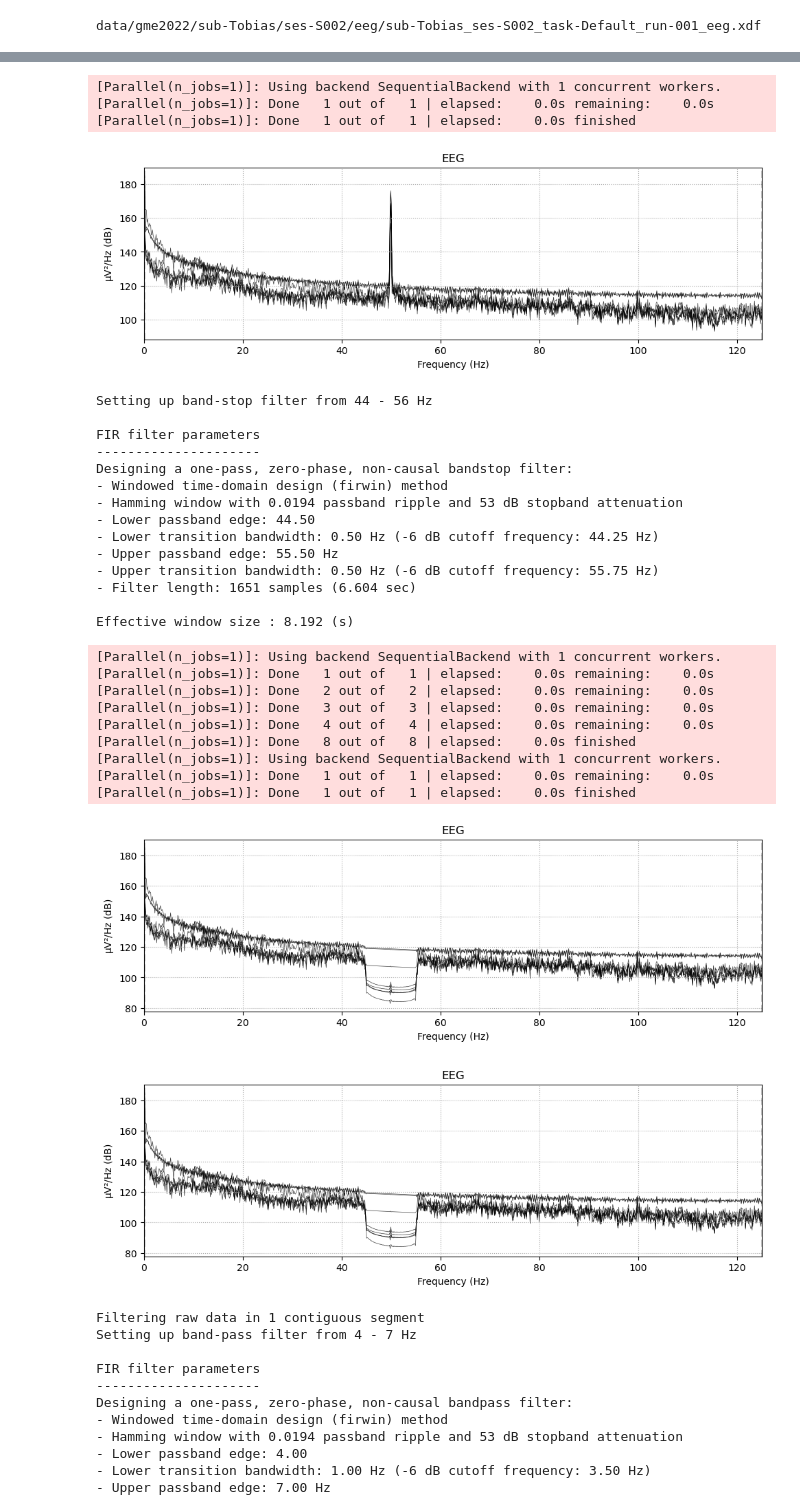
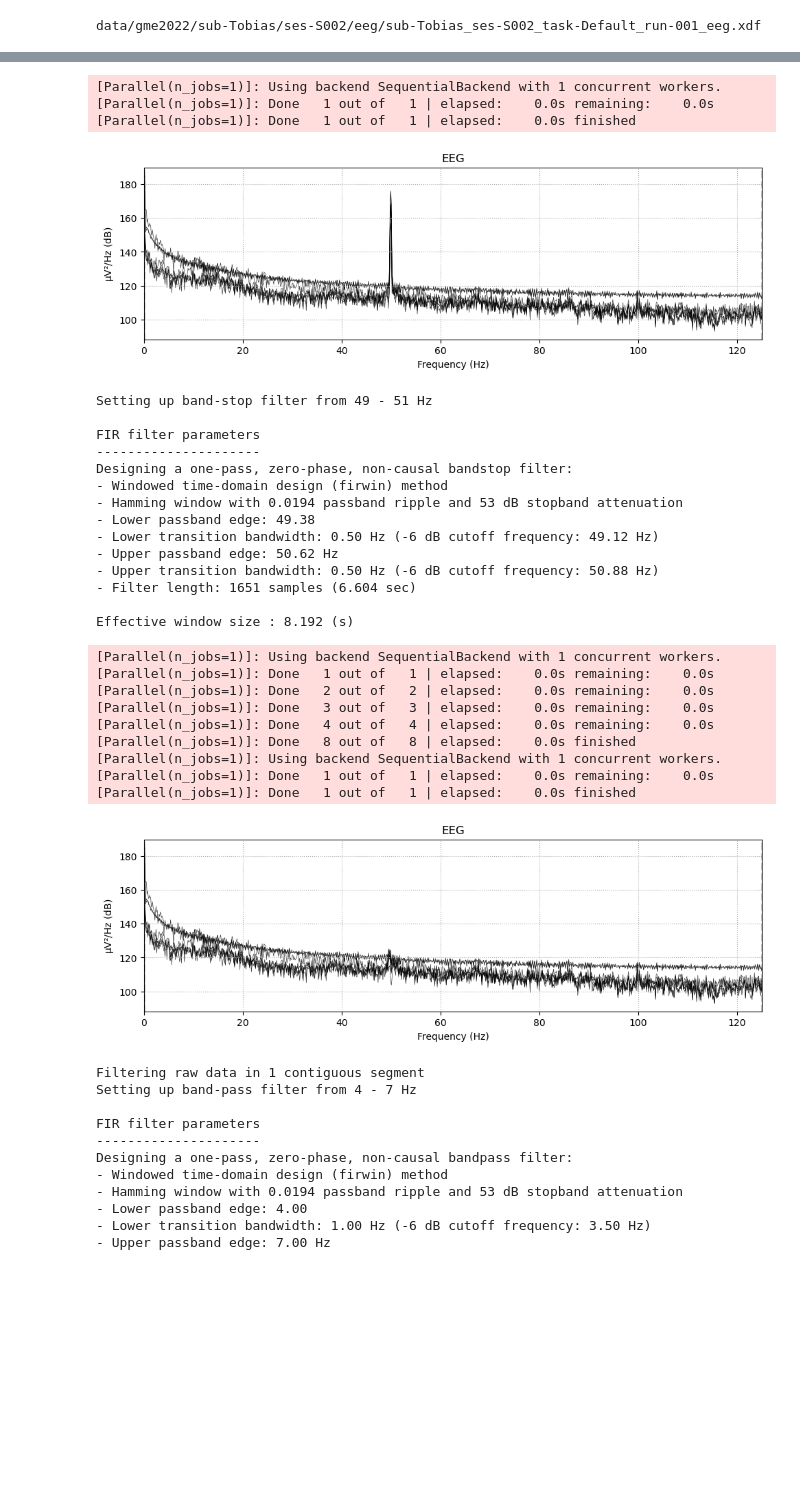
Before and after one commit to tobiasweede/eeg-workshop-bremen, a Jupyter notebook: towards-feature-extraction.ipynb, the cells around one changed output, grey strips where cells are left out. Drawn from its saved outputs; the diff is of its cells as text; code cells hidden in the pictures; blank space fills up the shorter version.

```diff
--- a/create-raw-object.ipynb
+++ b/towards-feature-extraction.ipynb
@@ -36,7 +36,7 @@ for baseline in baseline_list:
     except AttributeError:
         # some recordings miss the marker channel
         data = streams[0]["time_series"].T[:8]
-    raw = mne.io.RawArray(data, info)
+    raw = mne.io.RawArray(data, info, verbose=False)
     raw = raw.crop(tmin=1, tmax=41)
     baseline_mne_list.append(raw)
 # %% [output]
@@ -75,40 +47,39 @@ Ready.
 # %%
 raw = baseline_mne_list[0]
 raw.plot_psd(tmax=np.inf, fmax=125)
 
 # filter power line noise
 freqs = (50)
-raw_notch = raw.copy().notch_filter(freqs=freqs, notch_widths=10)
-raw_notch.plot_psd(tmax=np.inf, fmax=125)
+raw_notch = raw.copy().notch_filter(freqs=freqs)
+raw_notch.plot_psd(tmax=np.inf, fmax=125);
 # %% [output]
 Effective window size : 8.192 (s)
 [Parallel(n_jobs=1)]: Using backend SequentialBackend with 1 concurrent workers.
 [Parallel(n_jobs=1)]: Done   1 out of   1 | elapsed:    0.0s remaining:    0.0s
 [Parallel(n_jobs=1)]: Done   1 out of   1 | elapsed:    0.0s finished
 [figure]
-Setting up band-stop filter from 44 - 56 Hz
+Setting up band-stop filter from 49 - 51 Hz
 
 FIR filter parameters
 ---------------------
 Designing a one-pass, zero-phase, non-causal bandstop filter:
 - Windowed time-domain design (firwin) method
 - Hamming window with 0.0194 passband ripple and 53 dB stopband attenuation
-- Lower passband edge: 44.50
-- Lower transition bandwidth: 0.50 Hz (-6 dB cutoff frequency: 44.25 Hz)
-- Upper passband edge: 55.50 Hz
-- Upper transition bandwidth: 0.50 Hz (-6 dB cutoff frequency: 55.75 Hz)
+- Lower passband edge: 49.38
+- Lower transition bandwidth: 0.50 Hz (-6 dB cutoff frequency: 49.12 Hz)
+- Upper passband edge: 50.62 Hz
+- Upper transition bandwidth: 0.50 Hz (-6 dB cutoff frequency: 50.88 Hz)
 - Filter length: 1651 samples (6.604 sec)
 
 Effective window size : 8.192 (s)
 [Parallel(n_jobs=1)]: Using backend SequentialBackend with 1 concurrent workers.
 [Parallel(n_jobs=1)]: Done   1 out of   1 | elapsed:    0.0s remaining:    0.0s
 [Parallel(n_jobs=1)]: Done   2 out of   2 | elapsed:    0.0s remaining:    0.0s
 [Parallel(n_jobs=1)]: Done   3 out of   3 | elapsed:    0.0s remaining:    0.0s
 [Parallel(n_jobs=1)]: Done   4 out of   4 | elapsed:    0.0s remaining:    0.0s
 [Parallel(n_jobs=1)]: Done   8 out of   8 | elapsed:    0.0s finished
 [Parallel(n_jobs=1)]: Using backend SequentialBackend with 1 concurrent workers.
 [Parallel(n_jobs=1)]: Done   1 out of   1 | elapsed:    0.0s remaining:    0.0s
 [Parallel(n_jobs=1)]: Done   1 out of   1 | elapsed:    0.0s finished
-[figure, old version]
+[figure, new version]
-[figure, removed]
 # %%
```
Also changed, not shown: parts of 4 cells of this notebook.
